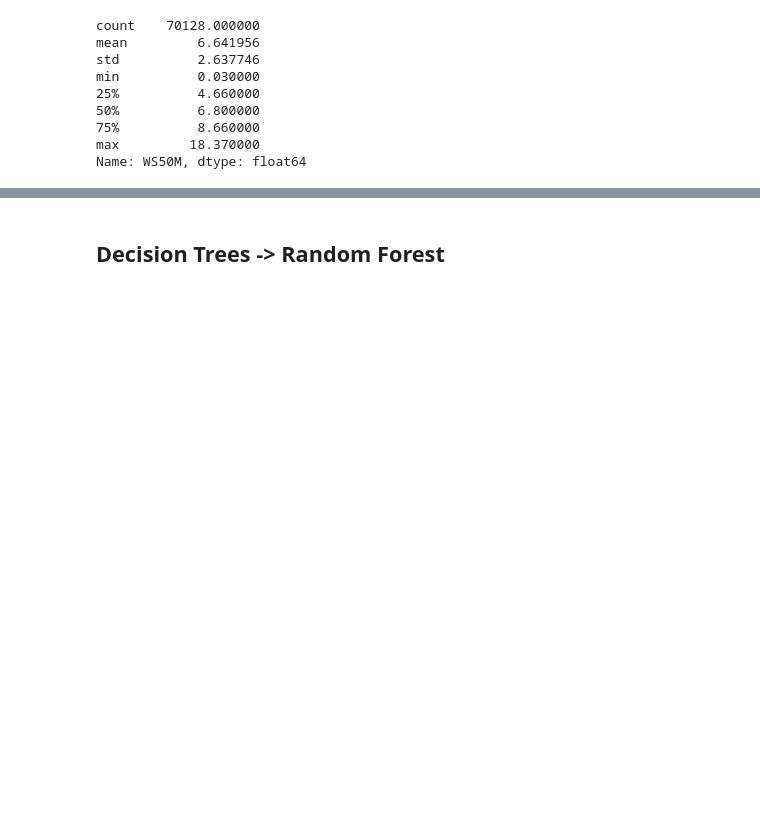
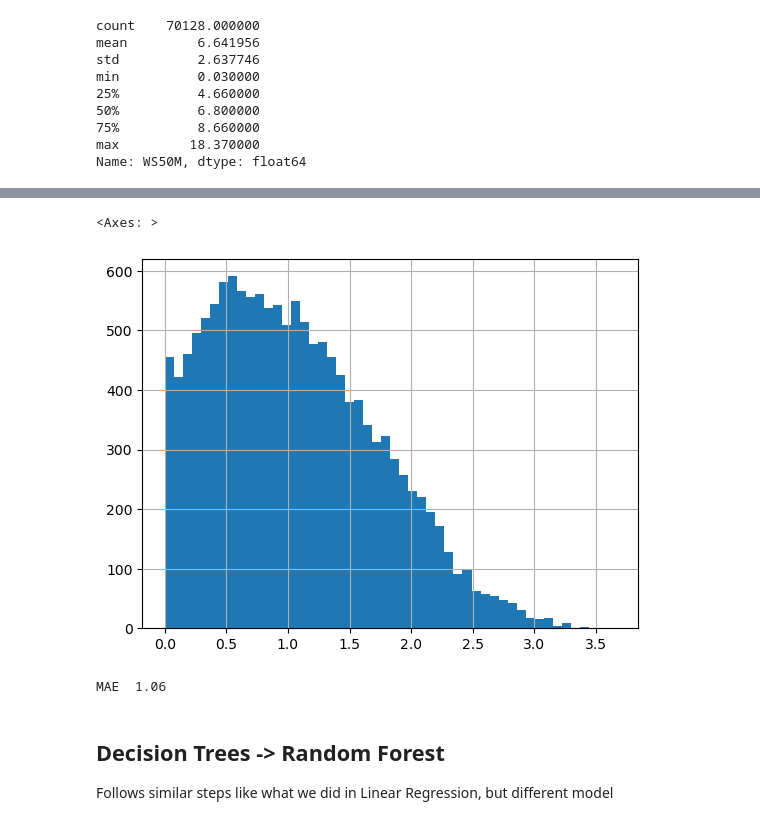
Before and after one commit to mauurits/gpw7, a Jupyter notebook: notebooks/Initial_Analysis.ipynb, the cells around one changed output, grey strips where cells are left out. Drawn from its saved outputs; the diff is of its cells as text; code cells hidden in the pictures; blank space fills up the shorter version.

```diff
--- a/notebooks/Initial_Analysis.ipynb
+++ b/notebooks/Initial_Analysis.ipynb
@@ -256,2 +270,13 @@ Name: WS50M, dtype: float64
+# %%
+(y_test - y_pred).abs().hist(bins=50)
+# %% [output]
+<Axes: >
+[figure, added]
+# %%
+# from sklearn.metrics import mean_absolute_error
+print(f"MAE {mean_absolute_error(y_pred, y_test): .2f}")
+# %% [output]
+MAE  1.06
 # %% [markdown]
 ## Decision Trees -> Random Forest
+Follows similar steps like what we did in Linear Regression, but different model
```
Also changed, not shown: parts of 21 cells of this notebook.
